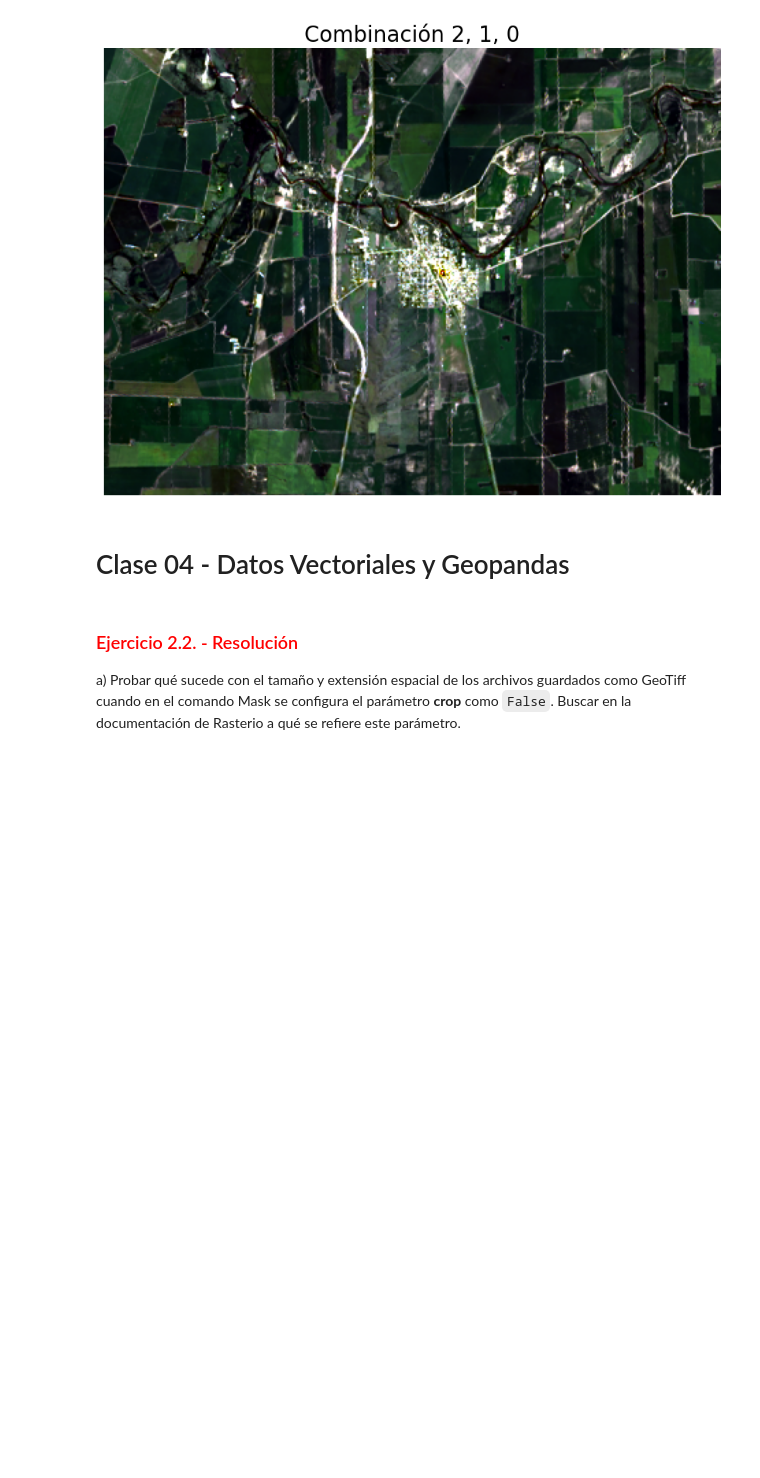
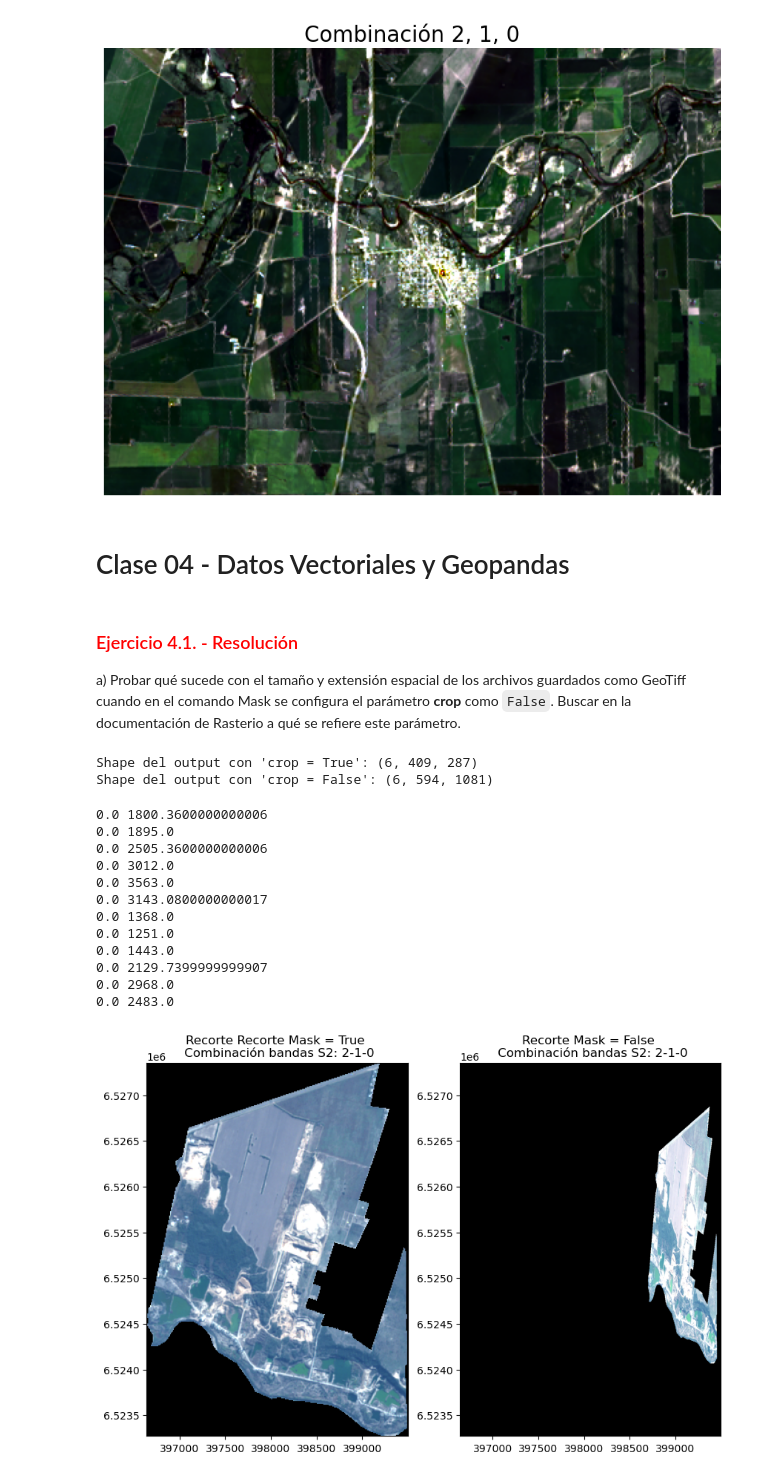
Before and after one commit to francobarrionuevoenv21/MAIE_devs_pub, a Jupyter notebook: Proc_Img/practicos/Entregables01_Barrionuevo.ipynb, the cells around one changed output. Saved outputs shown, nothing was run; the diff lists cells and outputs as text; code cells hidden in the pictures; blank space fills up the shorter version.

```diff
--- a/Proc_Img/practicos/Entregables01_Barrionuevo.ipynb
+++ b/Proc_Img/practicos/Entregables01_Barrionuevo.ipynb
@@ -471,18 +474,21 @@ plt.show()
 # %% [markdown]
 # Clase 04 - Datos Vectoriales y Geopandas
 # %% [markdown]
-### <h3 style="color:red;">Ejercicio 2.2. - Resolución</h3>
+### <h3 style="color:red;">Ejercicio 4.1. - Resolución</h3>
 
 a) Probar qué sucede con el tamaño y extensión espacial de los archivos guardados como GeoTiff cuando en el comando Mask se configura el parámetro **crop** como `False`. Buscar en la documentación de Rasterio a qué se refiere este parámetro.
 # %%
+# Recupero el vector de radios desde GitHub y leo con Geopandas
+path_radios = 'https://github.com/francobarrionuevoenv21/MAIE_devs_pub/raw/refs/heads/main/Proc_Img/practicos/data/radio_recortes_cordoba.geojson'
+radios = gpd.read_file(path_radios)
 
-radios = gpd.read_file('data/radios_recorte_cordoba/radios_recorte_cordoba.shp')
+# Recupero el stack de S2 desde GitHub y abro con rasterio como Dataset
+s2_path = 'https://github.com/francobarrionuevoenv21/MAIE_devs_pub/raw/refs/heads/main/Proc_Img/practicos/data/S2_20180619_2-3-4-8-11-12.tif'
+s2 = rasterio.open('data/S2_20180619_2-3-4-8-11-12.tif')
 
-s2 = rasterio.open('data/S2_20180619_2-3-4-8-11-12.tif')
-#s2_bandas = s2.read()
-
+# Reproyecto el vector al mismo CRS que la escena de S2
 radios_32720 = radios.to_crs(s2.crs) # s2.crs.to_authority()
 
+# Selecciono el polígono según link/id para clippeado de la escena
 poligono = radios_32720.loc[radios['link'] == '140140710'].copy()
-#poligono.plot()
 # %%
@@ -492,19 +498,45 @@ s2_mask_cf, mask_transform = mask(dataset=s2,shapes = poligono.geometry, crop =
 # NOTA: recordar que mask asigna como 0 a los Nan values
 # %%
-s2_mask_ct.shape, s2_mask_cf.shape
+# Imprimo shapes de después del recorte con masking
+print(f"Shape del output con 'crop = True': {s2_mask_ct.shape}")
+print(f"Shape del output con 'crop = False': {s2_mask_cf.shape}")
+# %% [output]
+Shape del output con 'crop = True': (6, 409, 287)
+Shape del output con 'crop = False': (6, 594, 1081)
 # %%
+# Obtengo las coordenadas del bbox del polígono
 minx, miny, maxx, maxy = poligono.total_bounds
+
+# Defino el plot extent
 plot_extent = (minx, maxx, miny, maxy)
-#rgb_clip = fn.scale_multiband(s2_clip, p=2)
 
+# Visualizo la composición RGB de la escena con el masking
 fig, ax = plt.subplots(1, 2, figsize = (10,10))
 
-## --
-ax[0].imshow(fn.scale_multiband(s2_mask_ct, 2, 0)[[2,1,0]].transpose(1,2,0), extent = plot_extent)
+## Visualización con crop = True
+ax[0].imshow(fn.scale_multiband(s2_mask_ct, 2, 0)[[2,1,0]]\
+             .transpose(1,2,0),
+             extent = plot_extent)
 ax[0].set_title("Recorte Recorte Mask = True \n Combinación bandas S2: 2-1-0")
 
-## --
-ax[1].imshow(fn.scale_multiband(s2_mask_cf, 2, 0)[[2,1,0]].transpose(1,2,0), extent = plot_extent)
+## Visualización con crop = False
+ax[1].imshow(fn.scale_multiband(s2_mask_cf, 2, 0)[[2,1,0]]\
+             .transpose(1,2,0),
+             extent = plot_extent)
 ax[1].set_title("Recorte Mask = False \n Combinación bandas S2: 2-1-0")
 
 plt.show()
+# %% [output]
+0.0 1800.3600000000006
+0.0 1895.0
+0.0 2505.3600000000006
+0.0 3012.0
+0.0 3563.0
+0.0 3143.0800000000017
+0.0 1368.0
+0.0 1251.0
+0.0 1443.0
+0.0 2129.7399999999907
+0.0 2968.0
+0.0 2483.0
+[figure, added]
```
Also changed, not shown: parts of 9 cells of this notebook.
